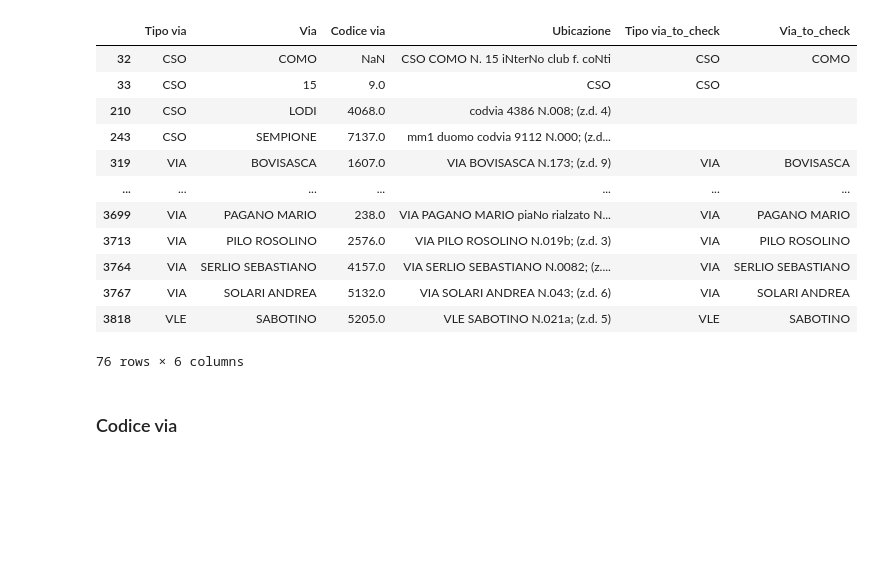
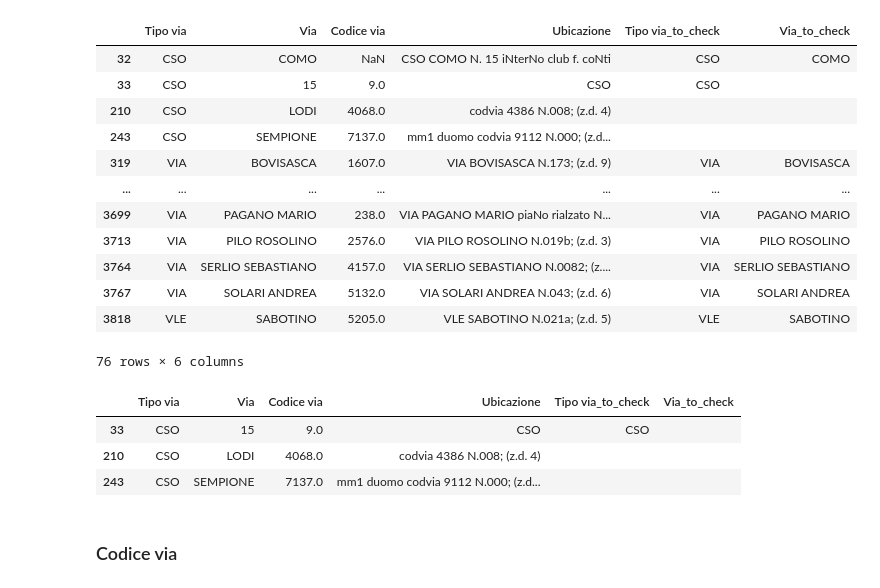
Before and after one commit to leonardotisato/DQP, a Jupyter notebook: ubicazione.ipynb, the cells around one changed output. Drawn from its saved outputs; the diff is of its cells as text; code cells hidden in the pictures; blank space fills up the shorter version.

```diff
--- a/ubicazione.ipynb
+++ b/ubicazione.ipynb
@@ -338,5 +348,16 @@ dfvia.iloc[check.index]
 | 3767 | VIA | SOLARI ANDREA | 5132.0 | VIA SOLARI ANDREA N.043; (z.d. 6) | VIA | SOLARI ANDREA |
 | 3818 | VLE | SABOTINO | 5205.0 | VLE SABOTINO N.021a; (z.d. 5) | VLE | SABOTINO |
 76 rows × 6 columns
+# %%
+condition = (
+    (dfvia['Via'].fillna(' ') != dfvia['Via_to_check'].fillna(' '))
+)
+check = dfvia[condition]
+check
+# %% [output]
+|  | Tipo via | Via | Codice via | Ubicazione | Tipo via_to_check | Via_to_check |
+| 33 | CSO | 15 | 9.0 | CSO | CSO |  |
+| 210 | CSO | LODI | 4068.0 | codvia 4386 N.008; (z.d. 4) |  |  |
+| 243 | CSO | SEMPIONE | 7137.0 | mm1 duomo codvia 9112 N.000; (z.d... |  |  |
 # %% [markdown]
 ### Codice via
```
Also changed, not shown: parts of 11 cells of this notebook, 4 other files.
